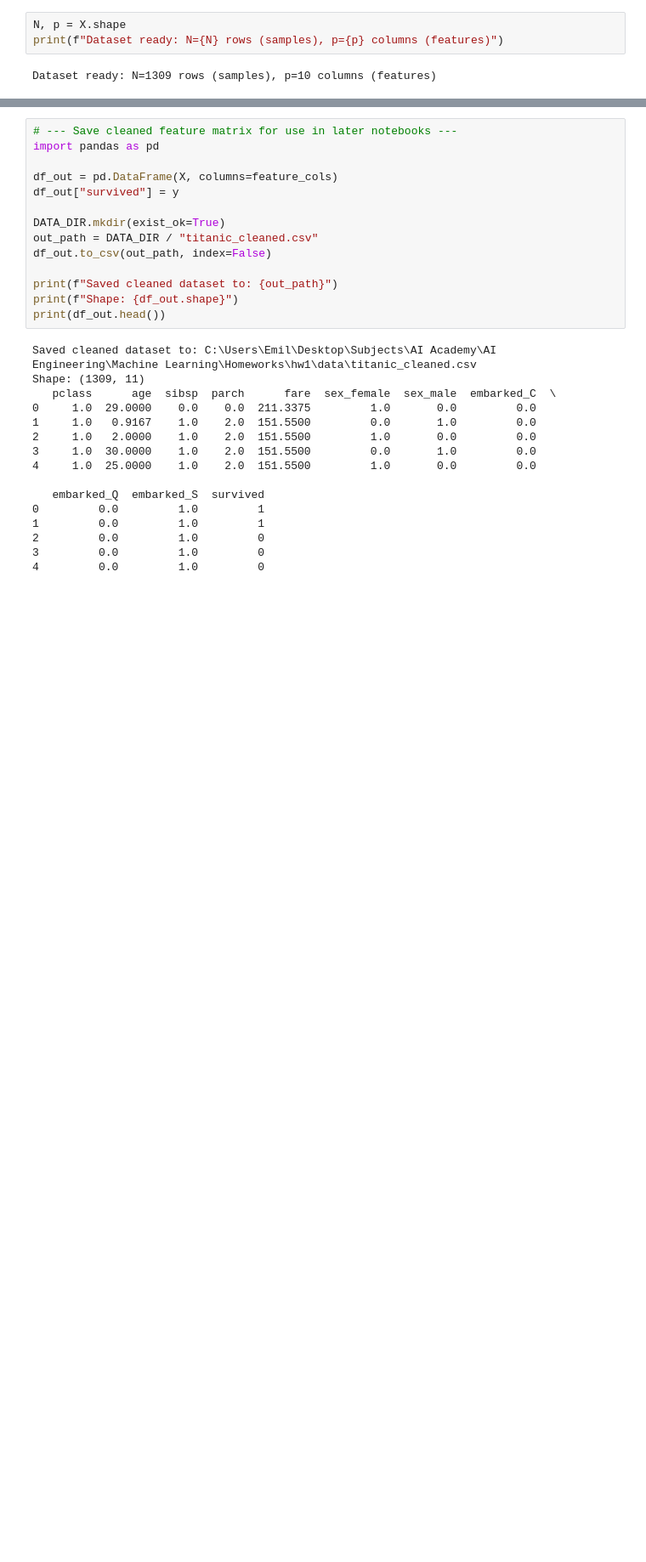
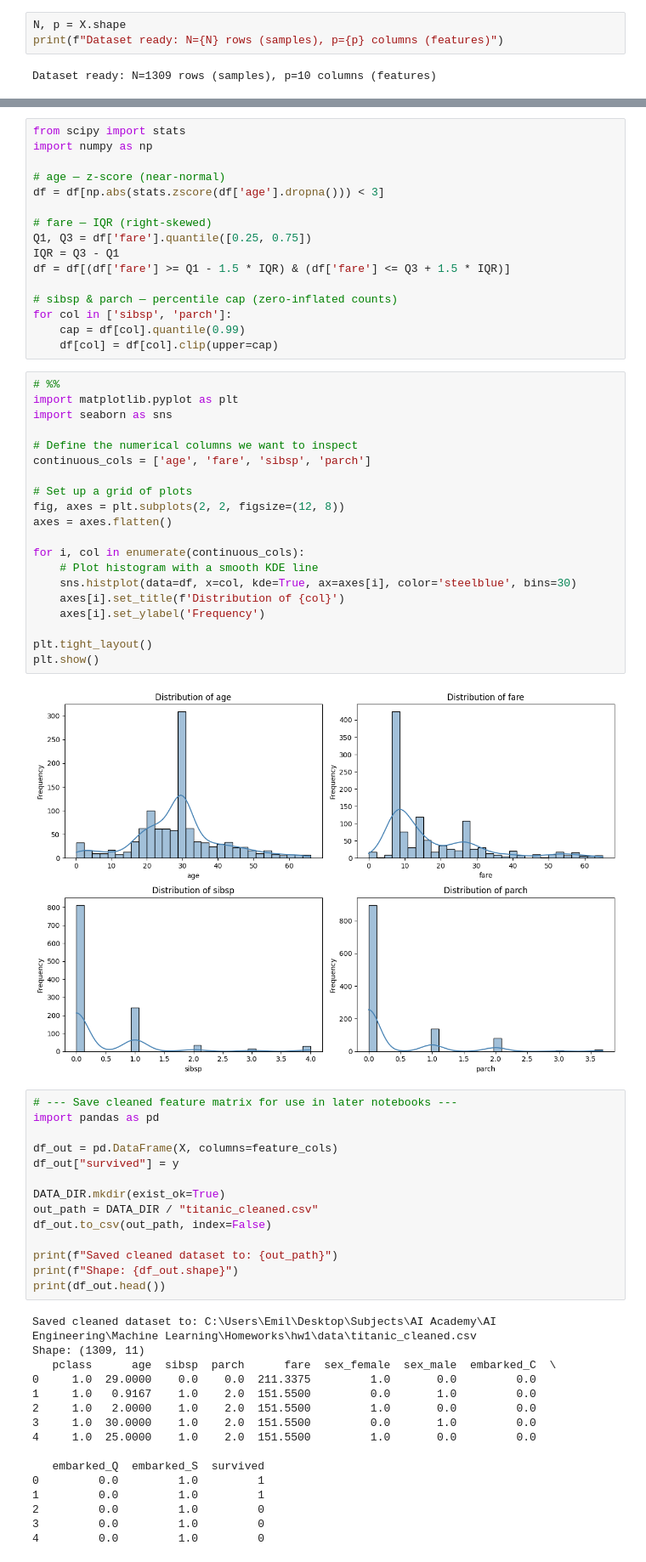
Before and after one commit to emilahmedli5/KNN-from-scratch, a Jupyter notebook: notebooks/01_eda.ipynb, the cells around one changed output, grey strips where cells are left out. Shown at 85% size. Saved outputs shown, nothing was run; the diff lists cells and outputs as text; blank space fills up the shorter version.

```diff
--- a/notebooks/01_eda.ipynb
+++ b/notebooks/01_eda.ipynb
@@ -362,3 +384,41 @@ Dataset ready: N=1309 rows (samples), p=10 columns (features)
+# %%
+from scipy import stats
+import numpy as np
+
+# age — z-score (near-normal)
+df = df[np.abs(stats.zscore(df['age'].dropna())) < 3]
+
+# fare — IQR (right-skewed)
+Q1, Q3 = df['fare'].quantile([0.25, 0.75])
+IQR = Q3 - Q1
+df = df[(df['fare'] >= Q1 - 1.5 * IQR) & (df['fare'] <= Q3 + 1.5 * IQR)]
+
+# sibsp & parch — percentile cap (zero-inflated counts)
+for col in ['sibsp', 'parch']:
+    cap = df[col].quantile(0.99)
+    df[col] = df[col].clip(upper=cap)
+# %%
+# %%
+import matplotlib.pyplot as plt
+import seaborn as sns
+
+# Define the numerical columns we want to inspect
+continuous_cols = ['age', 'fare', 'sibsp', 'parch']
+
+# Set up a grid of plots
+fig, axes = plt.subplots(2, 2, figsize=(12, 8))
+axes = axes.flatten()
+
+for i, col in enumerate(continuous_cols):
+    # Plot histogram with a smooth KDE line
+    sns.histplot(data=df, x=col, kde=True, ax=axes[i], color='steelblue', bins=30)
+    axes[i].set_title(f'Distribution of {col}')
+    axes[i].set_ylabel('Frequency')
+
+plt.tight_layout()
+plt.show()
+# %% [output]
+[figure, added]
 # %%
 # --- Save cleaned feature matrix for use in later notebooks ---
 import pandas as pd
```
Also changed, not shown: parts of 1 cell of this notebook, 8 other files.
